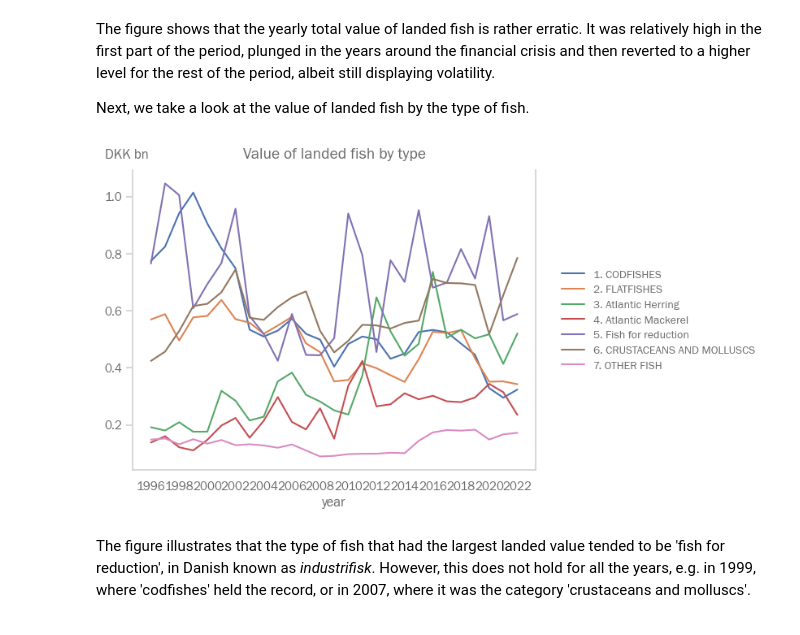
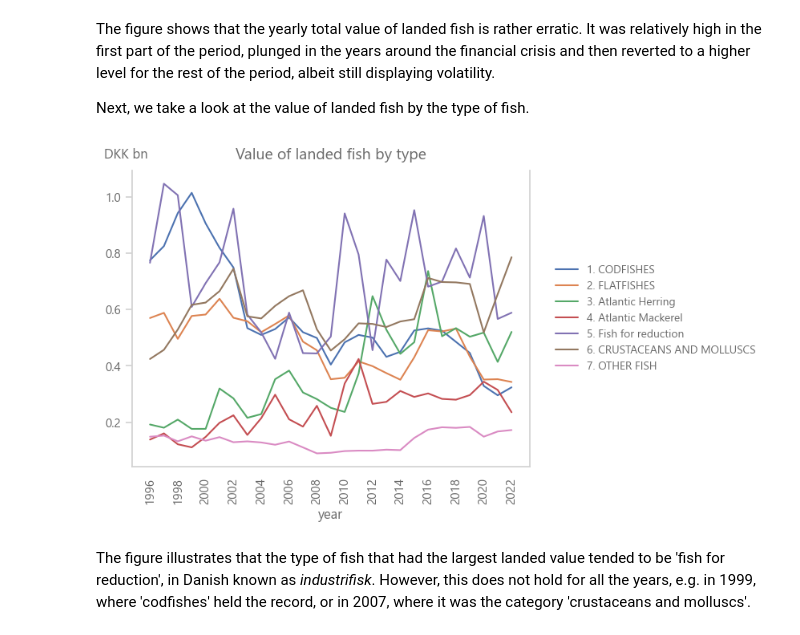
Before and after one commit to NumEconCopenhagen/projects-2023-snakecity, a Jupyter notebook: dataproject/dataproject.ipynb, the cells around one changed output. Drawn from its saved outputs; the diff is of its cells as text; code cells hidden in the pictures.

Commit message:
fixed error with last plot

```diff
--- a/dataproject/dataproject.ipynb
+++ b/dataproject/dataproject.ipynb
@@ -284,34 +286,35 @@ Next, we take a look at the value of landed fish by the type of fish.
 # list of fish categories (level 1)
 fish_categories = [
     '1. CODFISHES',
     '2. FLATFISHES',
     '3. Atlantic Herring',
     '4. Atlantic Mackerel',
     '5. Fish for reduction',
     '6. CRUSTACEANS AND MOLLUSCS',
     '7. OTHER FISH']
 
 # plot
 fig = plt.figure()
 ax2 = fig.add_subplot(1,1,1)
 
 # for each category in the list of categories, plot the landed value for the period
 for i in fish_categories:
     FISK2.loc[FISK2['fish'] == i].sort_values(by='year').plot(x='year', y='value', kind='line', label=i, ax=ax2)
 
 # plot settings
 ax2.legend(bbox_to_anchor=(1.04, 0.5), loc='center left', fontsize='10', frameon=False) # places the legend to the right of the plot
 tick_spacing = 2 # x tick intervals
 ax2.xaxis.set_major_locator(ticker.MultipleLocator(tick_spacing)) # set spacing of x ticks
+plt.xticks(rotation='vertical') # rotate x ticks
 ax2.set_ylabel('DKK bn', rotation=0, labelpad=25) # y label
 ax2.yaxis.set_label_coords(-0.015,1.03) # placement of y label
 ax2.set_title('Value of landed fish by type', fontsize=14)
 ax2.yaxis.set_major_formatter(ticker.FuncFormatter(billions_formatter))
 
 # Show the plot
 plt.show()
 # %% [output]
-[figure, old version]
+[figure, new version]
 # %% [markdown]
 The figure illustrates that the type of fish that had the largest landed value tended to be 'fish for reduction', in Danish known as *industrifisk*. However, this does not hold for all the years, e.g. in 1999, where 'codfishes' held the record, or in 2007, where it was the category 'crustaceans and molluscs'.
 # %%
```
Also changed, not shown: parts of 11 cells of this notebook, 3 other files.
